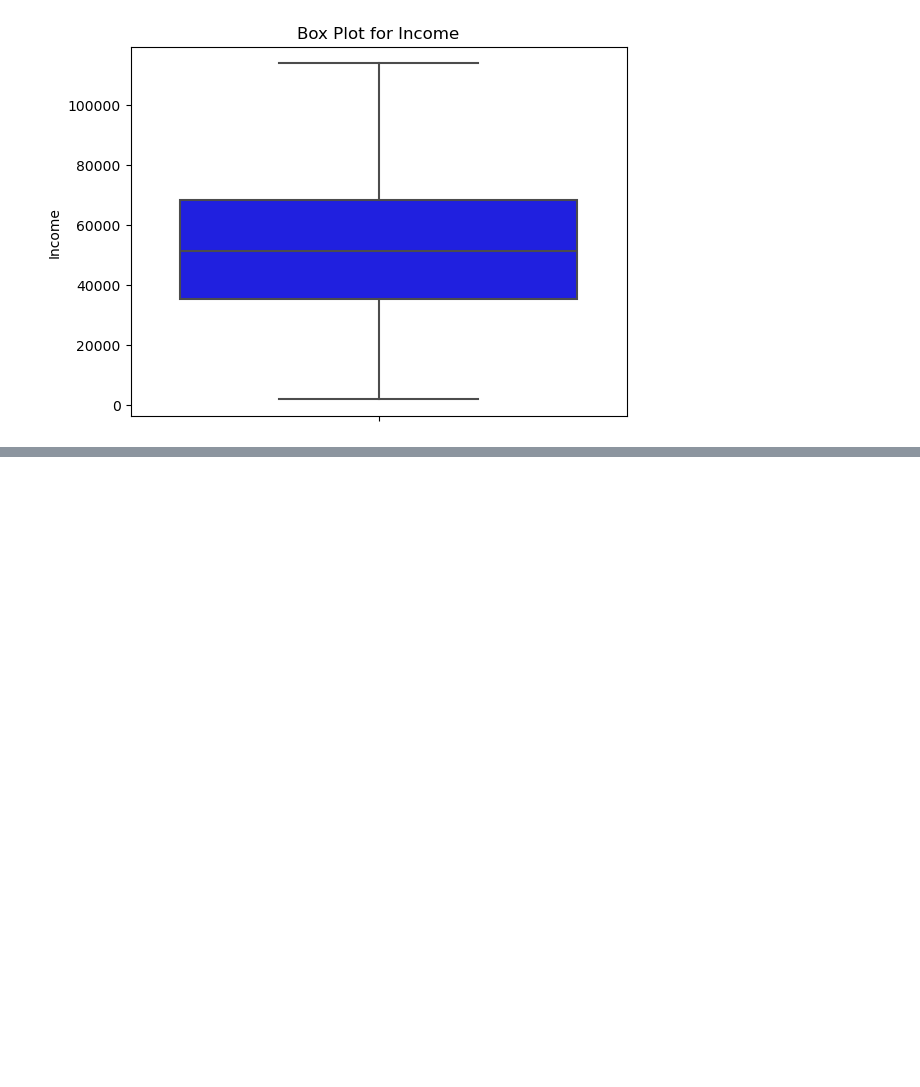
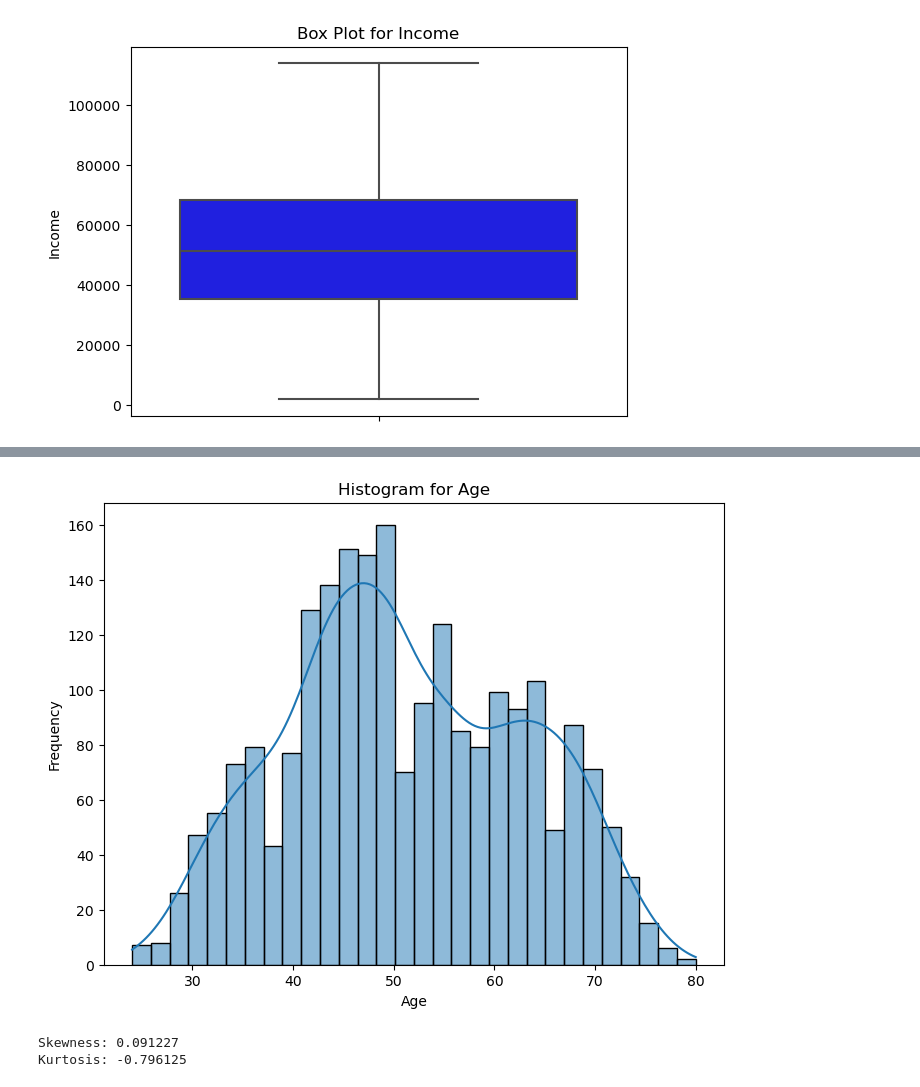
Before and after one commit to Girlingreenn/Retail-Sales-Project, a Jupyter notebook: customer_segmentation.ipynb, the cells around one changed output, grey strips where cells are left out. Cells and saved outputs as stored; diff of their text form; code cells hidden in the pictures; blank space fills up the shorter version.

```diff
--- a/customer_segmentation.ipynb
+++ b/customer_segmentation.ipynb
@@ -136,0 +147,15 @@ plt.show()
+# %%
+plt.figure (figsize=(8, 6))
+sns.histplot (data=df, x='Age', bins=30, kde=True)
+plt.title ('Histogram for Age')
+plt.xlabel ('Age')
+plt.ylabel ('Frequency')
+plt.show ()
+# %% [output]
+[figure, added]
+# %%
+print("Skewness: %f" % df['Age'].skew())
+print("Kurtosis: %f" % df['Age'].kurt())
+# %% [output]
+Skewness: 0.091227
+Kurtosis: -0.796125
```
Also changed, not shown: parts of 1 cell of this notebook.
